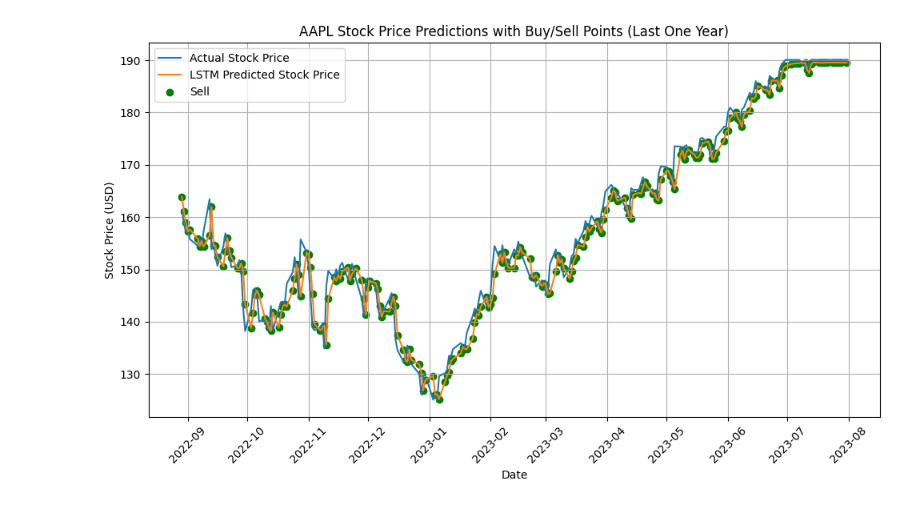
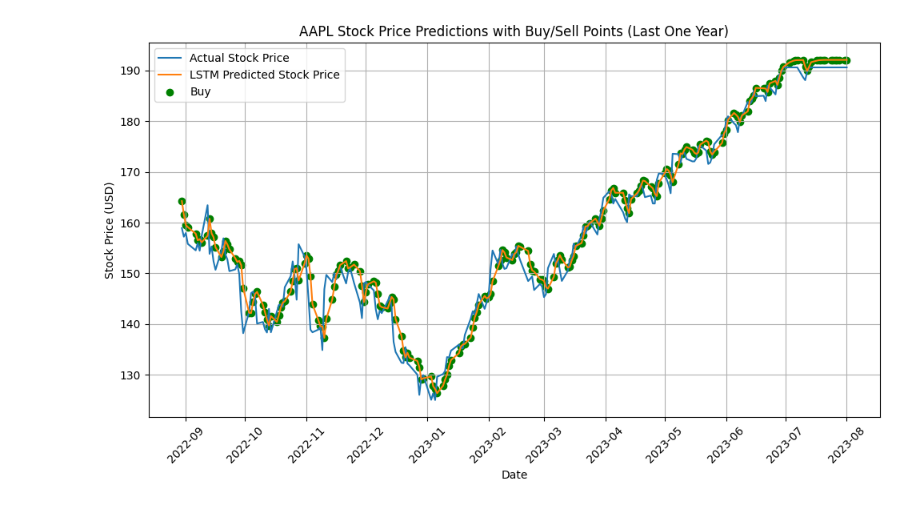
Before and after one commit to seigo07/RNN_Stock_Price_Prediction, a Jupyter notebook: src/lstm.ipynb, the cells around one changed output. Drawn from its saved outputs; the diff is of its cells as text; code cells hidden in the pictures.

Commit message:
fix data leakage

```diff
--- a/src/lstm.ipynb
+++ b/src/lstm.ipynb
@@ -39,13 +39,15 @@ dataset['Close'] = np.clip(dataset['Close'], lower_bound, upper_bound)
 
 # Preprocess the data
 data = dataset['Close'].values.reshape(-1, 1)
-scaler = MinMaxScaler(feature_range=(0, 1))
-scaled_data = scaler.fit_transform(data)
 
 # Split the data into train and test sets
-train_size = int(len(scaled_data) * 0.8)
-train_data = scaled_data[:train_size]
-test_data = scaled_data[train_size:]
+train_size = int(len(data) * 0.8)
+train_data = data[:train_size]
+test_data = data[train_size:]
+
+scaler = MinMaxScaler(feature_range=(0, 1))
+train_data = scaler.fit_transform(train_data)
+test_data = scaler.fit_transform(test_data)
 
 
 # Function to create sequences for LSTM models
@@ -229 +231 @@ Profit or Loss: $209.15
-[figure, old version]
+[figure, new version]
```
Also changed, not shown: parts of 1 cell of this notebook, 1 other file.
